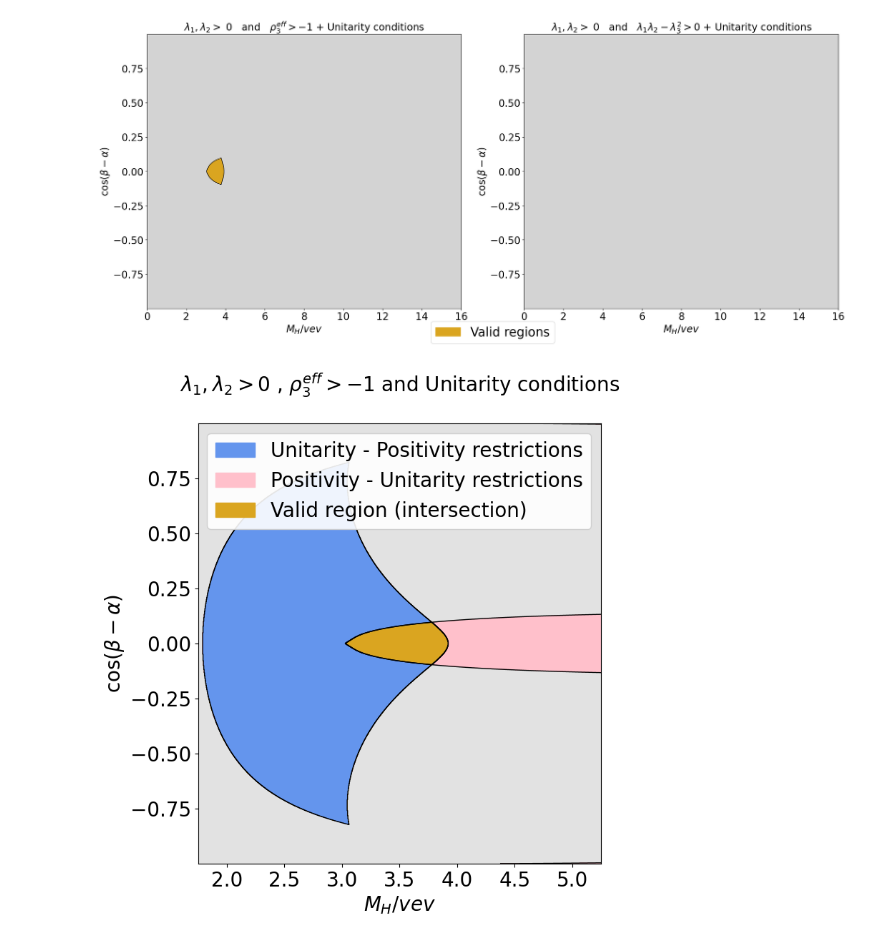
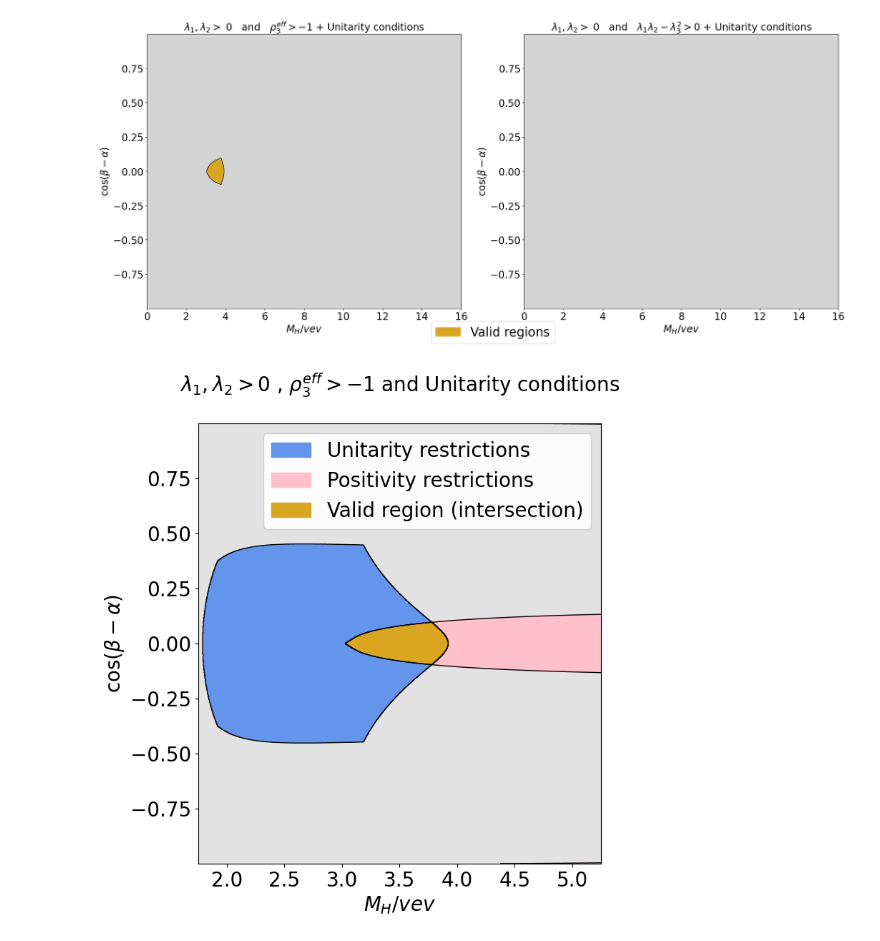
Before and after one commit to jdlpv/Theoretical-constraints-on-beyond-Standard-Model-extensions-of-the-Higgs-potential, a Jupyter notebook: Higgs_basis.ipynb, the cells around one changed output. Saved outputs shown, nothing was run; the diff lists cells and outputs as text; code cells hidden in the pictures.

```diff
--- a/Higgs_basis.ipynb
+++ b/Higgs_basis.ipynb
@@ -169,18 +169,18 @@ restriction_4 = lambda_1*lambda_2 - lambda_3**2 > 0  # Positive definite matrix
 # Unitarity conditions
 
 
-Ginzburg_Lambda_even_21p = 1/2 * (lambda_1 + lambda_2 + np.sqrt((lambda_1 - lambda_2)**2 + 4*np.abs(lambda_5)**2))
-Ginzburg_Lambda_even_21m = 1/2 * (lambda_1 + lambda_2 - np.sqrt((lambda_1 - lambda_2)**2 + 4*np.abs(lambda_5)**2))
-Ginzburg_Lambda_even_01p = 1/2 * (lambda_1 + lambda_2 + np.sqrt((lambda_1 - lambda_2)**2 + 4*lambda_4**2))
-Ginzburg_Lambda_even_01m = 1/2 * (lambda_1 + lambda_2 - np.sqrt((lambda_1 - lambda_2)**2 + 4*lambda_4**2))
-Ginzburg_Lambda_even_00p = 1/2 * (3*(lambda_1+lambda_2) + np.sqrt(9*(lambda_1-lambda_2)**2+4*(2*lambda_3+lambda_4)**2))
-Ginzburg_Lambda_even_00m = 1/2 * (3*(lambda_1+lambda_2) - np.sqrt(9*(lambda_1-lambda_2)**2+4*(2*lambda_3+lambda_4)**2))
-Ginzburg_Lambda_odd_21 = lambda_3 + lambda_4
-Ginzburg_Lambda_odd_20 = lambda_3 - lambda_4
-Ginzburg_Lambda_odd_01p = lambda_3 + np.abs(lambda_5)
-Ginzburg_Lambda_odd_01m = lambda_3 - np.abs(lambda_5)
-Ginzburg_Lambda_odd_00p = lambda_3 + 2*lambda_4 + 3*np.abs(lambda_5)
-Ginzburg_Lambda_odd_00m = lambda_3 + 2*lambda_4 - 3*np.abs(lambda_5)
+Ginzburg_Lambda_even_21p = np.abs(1/2 * (lambda_1 + lambda_2 + np.sqrt((lambda_1 - lambda_2)**2 + 4*np.abs(lambda_5)**2)))
+Ginzburg_Lambda_even_21m = np.abs(1/2 * (lambda_1 + lambda_2 - np.sqrt((lambda_1 - lambda_2)**2 + 4*np.abs(lambda_5)**2)))
+Ginzburg_Lambda_even_01p = np.abs(1/2 * (lambda_1 + lambda_2 + np.sqrt((lambda_1 - lambda_2)**2 + 4*lambda_4**2)))
+Ginzburg_Lambda_even_01m = np.abs(1/2 * (lambda_1 + lambda_2 - np.sqrt((lambda_1 - lambda_2)**2 + 4*lambda_4**2)))
+Ginzburg_Lambda_even_00p = np.abs(1/2 * (3*(lambda_1+lambda_2) + np.sqrt(9*(lambda_1-lambda_2)**2+4*(2*lambda_3+lambda_4)**2)))
+Ginzburg_Lambda_even_00m = np.abs(1/2 * (3*(lambda_1+lambda_2) - np.sqrt(9*(lambda_1-lambda_2)**2+4*(2*lambda_3+lambda_4)**2)))
+Ginzburg_Lambda_odd_21 = np.abs(lambda_3 + lambda_4)
+Ginzburg_Lambda_odd_20 = np.abs(lambda_3 - lambda_4)
+Ginzburg_Lambda_odd_01p = np.abs(lambda_3 + np.abs(lambda_5))
+Ginzburg_Lambda_odd_01m = np.abs(lambda_3 - np.abs(lambda_5))
+Ginzburg_Lambda_odd_00p = np.abs(lambda_3 + 2*lambda_4 + 3*np.abs(lambda_5))
+Ginzburg_Lambda_odd_00m = np.abs(lambda_3 + 2*lambda_4 - 3*np.abs(lambda_5))
 
 Ginzburg_restriction = (Ginzburg_Lambda_even_21p < 8*np.pi) & (Ginzburg_Lambda_even_21m < 8*np.pi) & (Ginzburg_Lambda_even_01p < 8*np.pi) & (Ginzburg_Lambda_even_01m < 8*np.pi) & (Ginzburg_Lambda_even_00p < 8*np.pi) & (Ginzburg_Lambda_even_00m < 8*np.pi) & (Ginzburg_Lambda_odd_21 < 8*np.pi) & (Ginzburg_Lambda_odd_20 < 8*np.pi) & (Ginzburg_Lambda_odd_01p < 8*np.pi) & (Ginzburg_Lambda_odd_01m < 8*np.pi) & (Ginzburg_Lambda_odd_00p < 8*np.pi) & (Ginzburg_Lambda_odd_00m < 8*np.pi)
 # %%
@@ -307,32 +307,32 @@ plt.rcParams['xtick.labelsize'] = 15
 plt.rcParams['ytick.labelsize'] = 15
 
 mask_base = restriction_1 & restriction_2 & restriction_3
 
 plot_mask = np.zeros_like(mask_base, dtype=int)
 plot_mask[mask_base & (~Ginzburg_restriction)] = 1
 plot_mask[mask_base & Ginzburg_restriction] = 2
 plot_mask[(~mask_base) & Ginzburg_restriction] = 3
 
 
 plt.contourf(y, x, plot_mask, levels=[-0.5, 0.5, 1.5, 2.5, 3.5], colors=['#E2E2E2', 'pink', 'goldenrod', 'cornflowerblue'])
 
 
 plt.contour(y, x, (plot_mask == 2).astype(float), levels=[0.5], colors='black', linewidths=1)
 
 plt.contour(y, x, (plot_mask == 1).astype(float), levels=[0.5], colors='black', linewidths=1)
 
 plt.contour(y, x, (plot_mask == 3).astype(float), levels=[0.5], colors='black', linewidths=1)
 
 
 plt.xlabel(r'$M_{H}/vev$', fontsize=20)
 plt.ylabel(r'$\cos(\beta-\alpha)$', fontsize=20)
 plt.xlim(1.75, 5.25)
 plt.title(r'$\lambda_{1},\lambda_{2} > 0$ , $\rho^{eff}_{3} > -1$ and Unitarity conditions' + '\n', fontsize=20)
 
-legend_patches = [ppt.Patch(color='cornflowerblue', label='Unitarity - Positivity restrictions'), ppt.Patch(color='pink', label='Positivity - Unitarity restrictions'), ppt.Patch(color='goldenrod', label='Valid region (intersection)')]
+legend_patches = [ppt.Patch(color='cornflowerblue', label='Unitarity restrictions'), ppt.Patch(color='pink', label='Positivity restrictions'), ppt.Patch(color='goldenrod', label='Valid region (intersection)')]
 plt.legend(handles=legend_patches, fontsize=20, framealpha=0.9)
 
 plt.savefig('Unitarity_and_positivity_restriction.png', dpi=300, bbox_inches='tight')
 plt.show()
 # %% [output]
-[figure, old version]
+[figure, new version]
```
Also changed, not shown: parts of 5 cells of this notebook, 2 other files.
